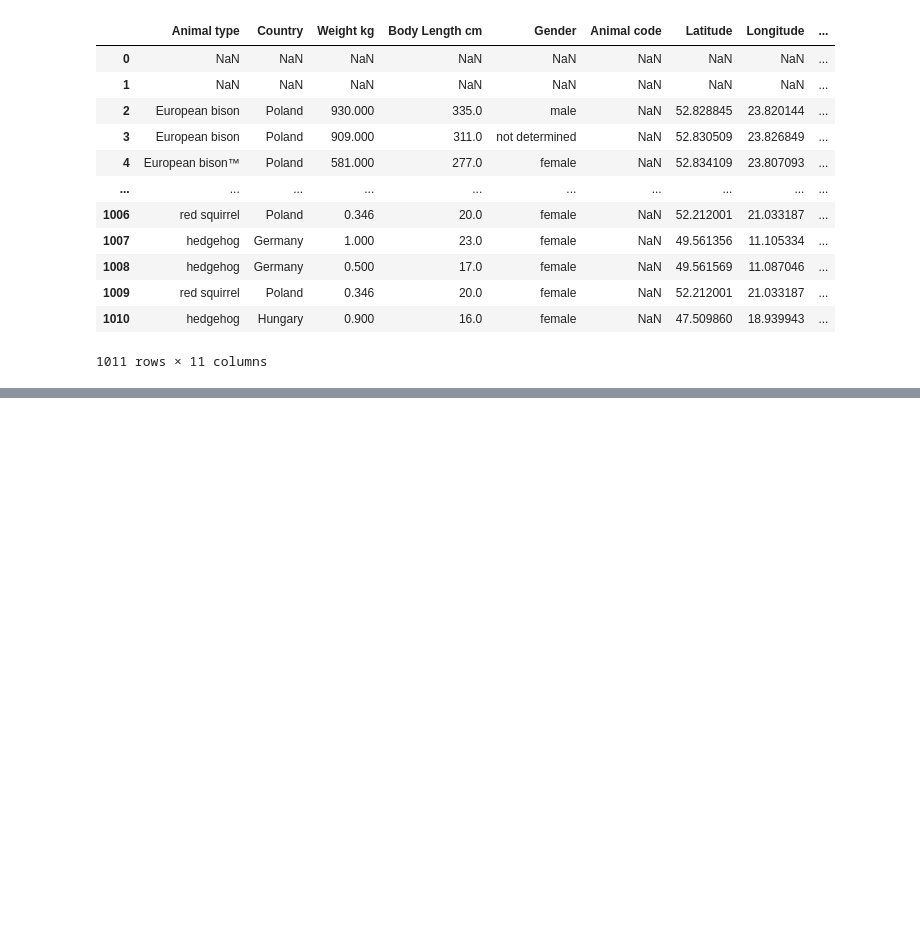
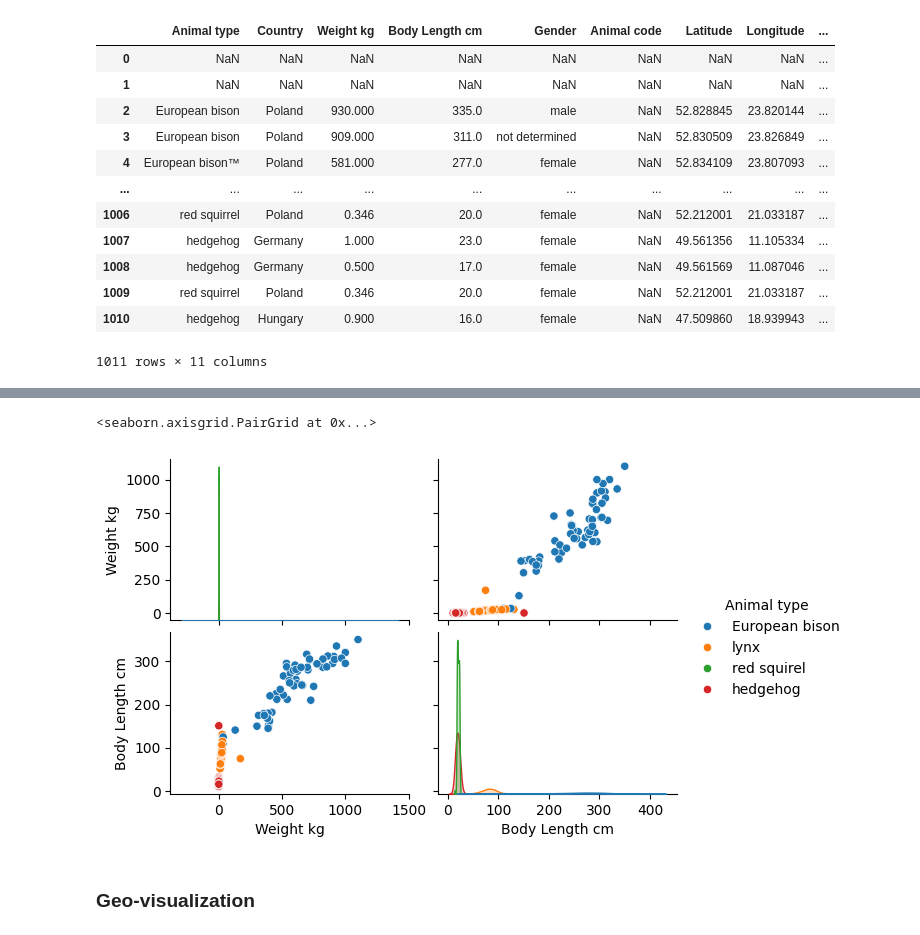
Before and after one commit to AndreDon0/25AIMEPhI, a Jupyter notebook: Mandatory_homework_1/main.ipynb, the cells around one changed output, grey strips where cells are left out. Saved outputs shown, nothing was run; the diff lists cells and outputs as text; code cells hidden in the pictures; blank space fills up the shorter version.

```diff
--- a/Mandatory_homework_1/main.ipynb
+++ b/Mandatory_homework_1/main.ipynb
@@ -39,0 +223,7 @@ df
+# %%
+sns.pairplot(df, vars=["Weight kg", "Body Length cm"], hue="Animal type", height=2, aspect=1.5)
+# %% [output]
+<seaborn.axisgrid.PairGrid at 0x...>
+[figure, added]
+# %% [markdown]
+### Geo-visualization
```
Also changed, not shown: parts of 23 cells of this notebook, 1 other file.
